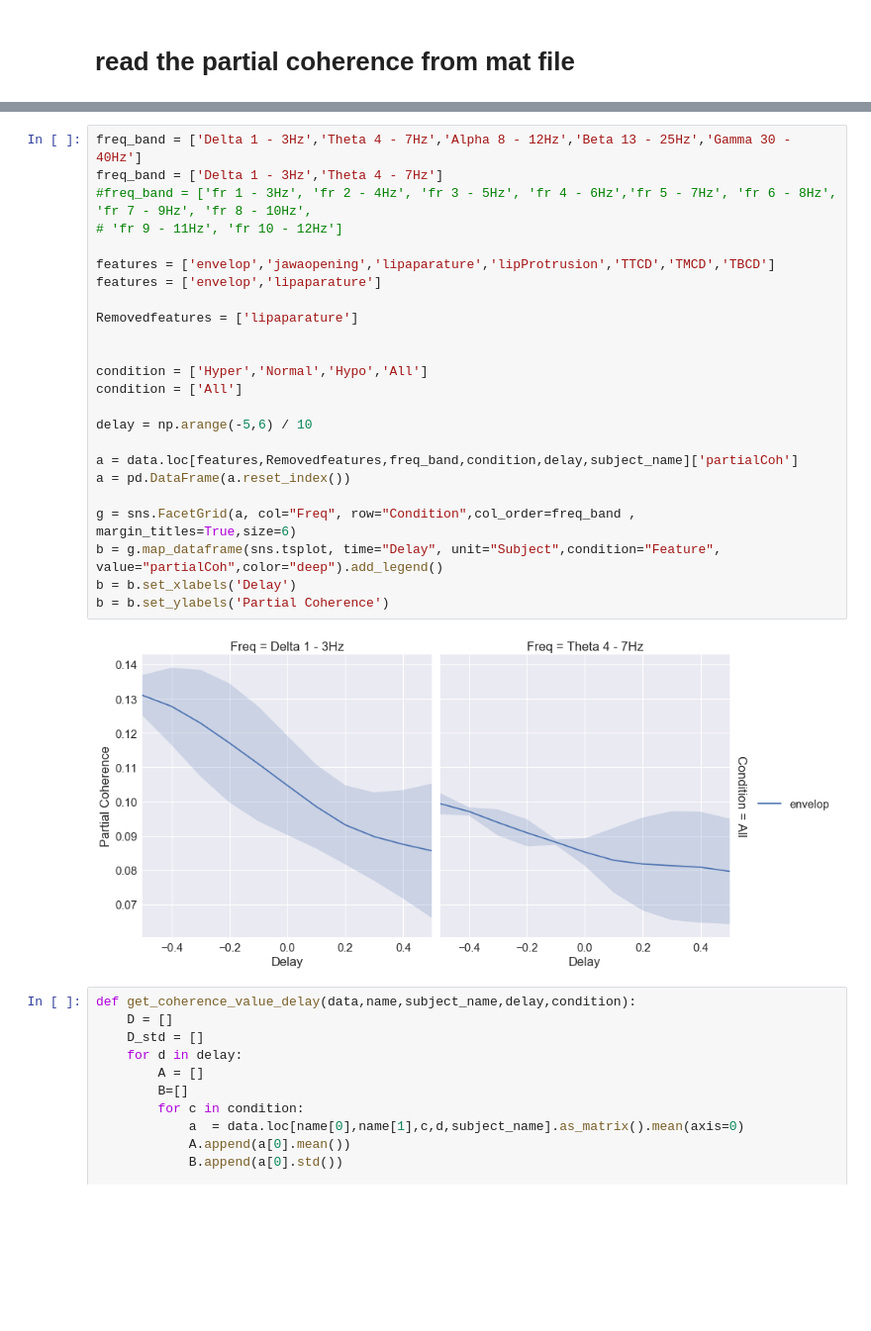
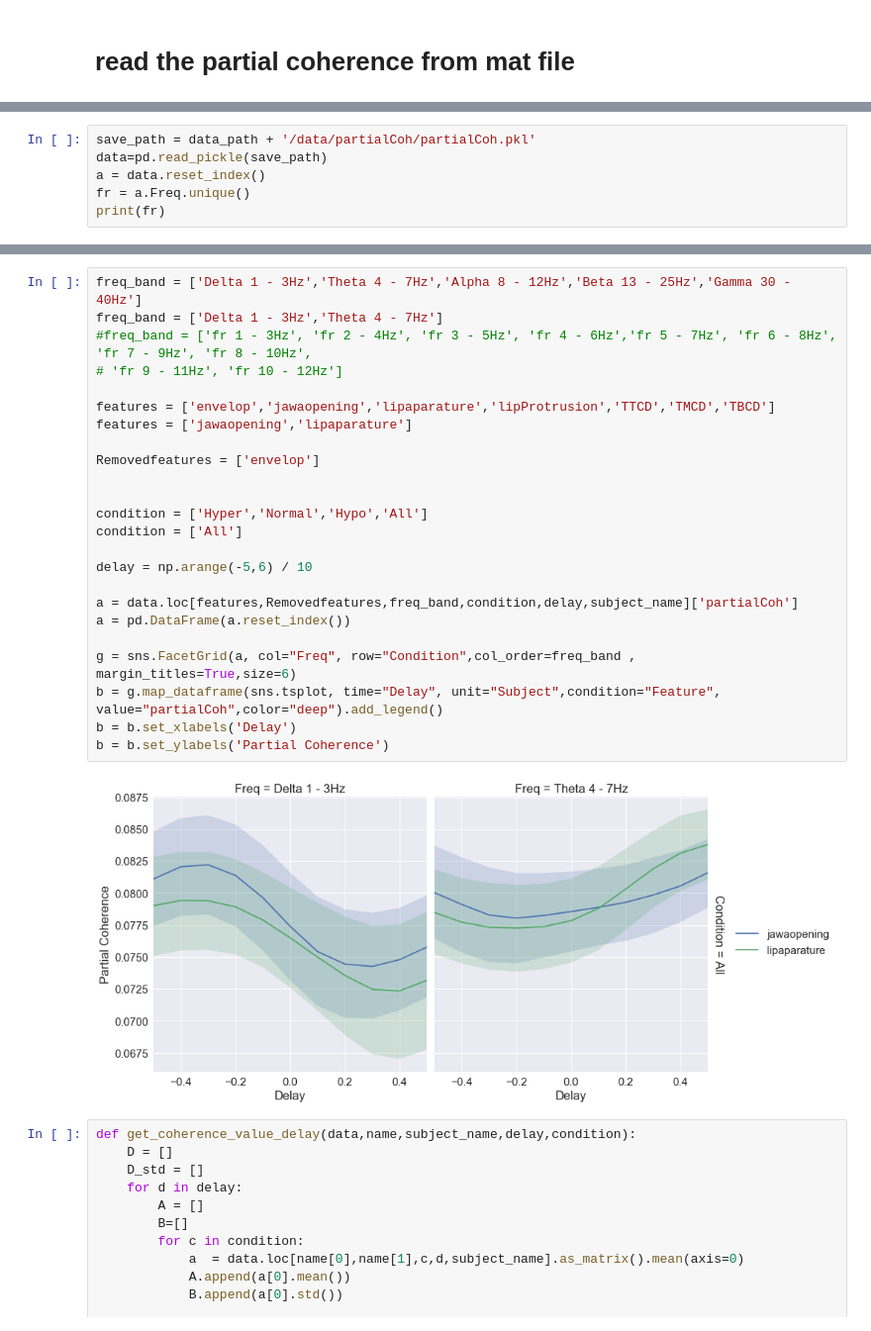
Before and after one commit to sankar-mukherjee/entrainment_python, a Jupyter notebook: partialCoherence_investigate.ipynb, the cells around one changed output, grey strips where cells are left out. Shown: that part at 99% size. Saved outputs shown, nothing was run; the diff lists cells and outputs as text; blank space fills up the shorter version.

```diff
--- a/partialCoherence_investigate.ipynb
+++ b/partialCoherence_investigate.ipynb
@@ -100,0 +104,6 @@ data.sample(10)
+# %%
+save_path = data_path + '/data/partialCoh/partialCoh.pkl'
+data=pd.read_pickle(save_path)
+a = data.reset_index()
+fr = a.Freq.unique()
+print(fr)
@@ -107,29 +119,29 @@ a=a.groupby(['Subject','Condition']).sum()['noTrials'].unstack().plot(kind='bar'
 # %%
 freq_band = ['Delta 1 - 3Hz','Theta 4 - 7Hz','Alpha 8 - 12Hz','Beta 13 - 25Hz','Gamma 30 - 40Hz']
 freq_band = ['Delta 1 - 3Hz','Theta 4 - 7Hz']
 #freq_band = ['fr 1 - 3Hz', 'fr 2 - 4Hz', 'fr 3 - 5Hz', 'fr 4 - 6Hz','fr 5 - 7Hz', 'fr 6 - 8Hz', 'fr 7 - 9Hz', 'fr 8 - 10Hz',
 # 'fr 9 - 11Hz', 'fr 10 - 12Hz']
 
 features = ['envelop','jawaopening','lipaparature','lipProtrusion','TTCD','TMCD','TBCD']
-features = ['envelop','lipaparature']
+features = ['jawaopening','lipaparature']
 
-Removedfeatures = ['lipaparature']
+Removedfeatures = ['envelop']
 
 
 condition = ['Hyper','Normal','Hypo','All']
 condition = ['All']
 
 delay = np.arange(-5,6) / 10
 
 a = data.loc[features,Removedfeatures,freq_band,condition,delay,subject_name]['partialCoh']
 a = pd.DataFrame(a.reset_index())
 
 g = sns.FacetGrid(a, col="Freq", row="Condition",col_order=freq_band , margin_titles=True,size=6)
 b = g.map_dataframe(sns.tsplot, time="Delay", unit="Subject",condition="Feature", value="partialCoh",color="deep").add_legend()
 b = b.set_xlabels('Delay')
 b = b.set_ylabels('Partial Coherence')
 # %% [output]
-[figure, old version]
+[figure, new version]
 # %%
 def get_coherence_value_delay(data,name,subject_name,delay,condition):
     D = []
```
Also changed, not shown: parts of 7 cells of this notebook, 2 other files.
